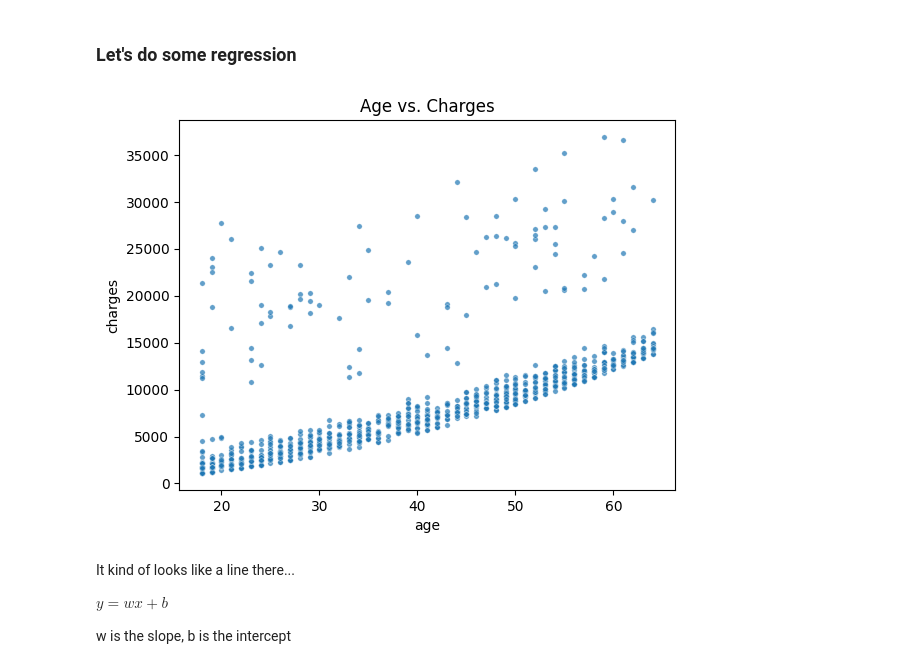
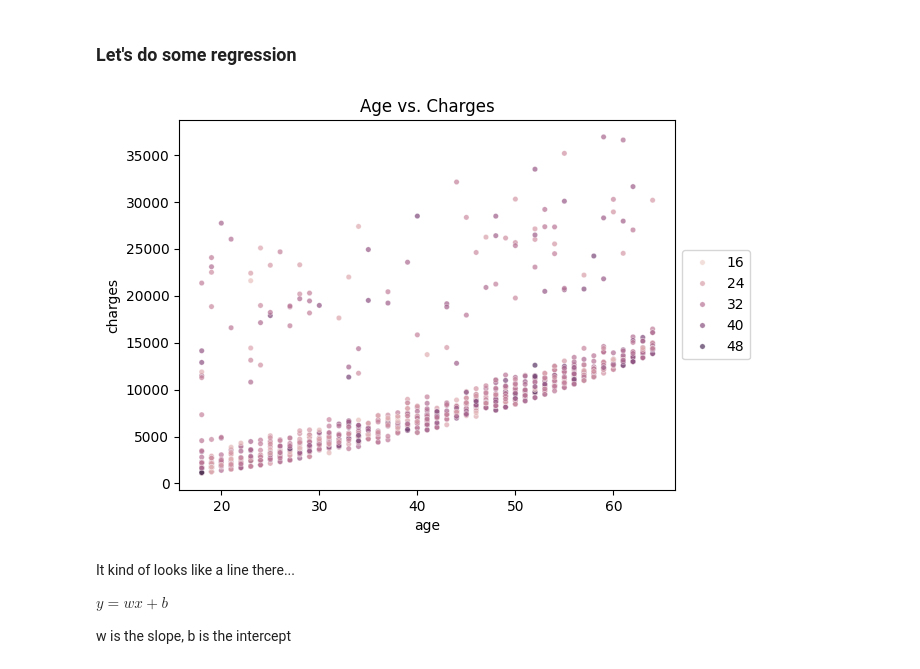
Before and after one commit to Slothay/MachineLearning, a Jupyter notebook: Day1/Show/SciKitLearnLinear.ipynb, the cells around one changed output. Saved outputs shown, nothing was run; the diff lists cells and outputs as text; code cells hidden in the pictures.

```diff
--- a/Day1/Show/SciKitLearnLinear.ipynb
+++ b/Day1/Show/SciKitLearnLinear.ipynb
@@ -193,9 +202,11 @@ Correlation is not causation...
 non_smoker_df = medical_df[medical_df.smoker == 'no']
 # %%
 plt.title('Age vs. Charges')
-sns.scatterplot(data=non_smoker_df, x='age', y='charges', alpha=0.7, s=15);
+sns.scatterplot(data=non_smoker_df, x='age', y='charges', hue = 'bmi', alpha=0.7, s=15);
+plt.legend(loc='center left', bbox_to_anchor=(1, 0.5), ncol=1)
+plt.show()
 # %% [output]
-[figure, old version]
+[figure, new version]
 # %% [markdown]
 It kind of looks like a line there...
 
```
Also changed, not shown: parts of 6 cells of this notebook, 1 other file.
